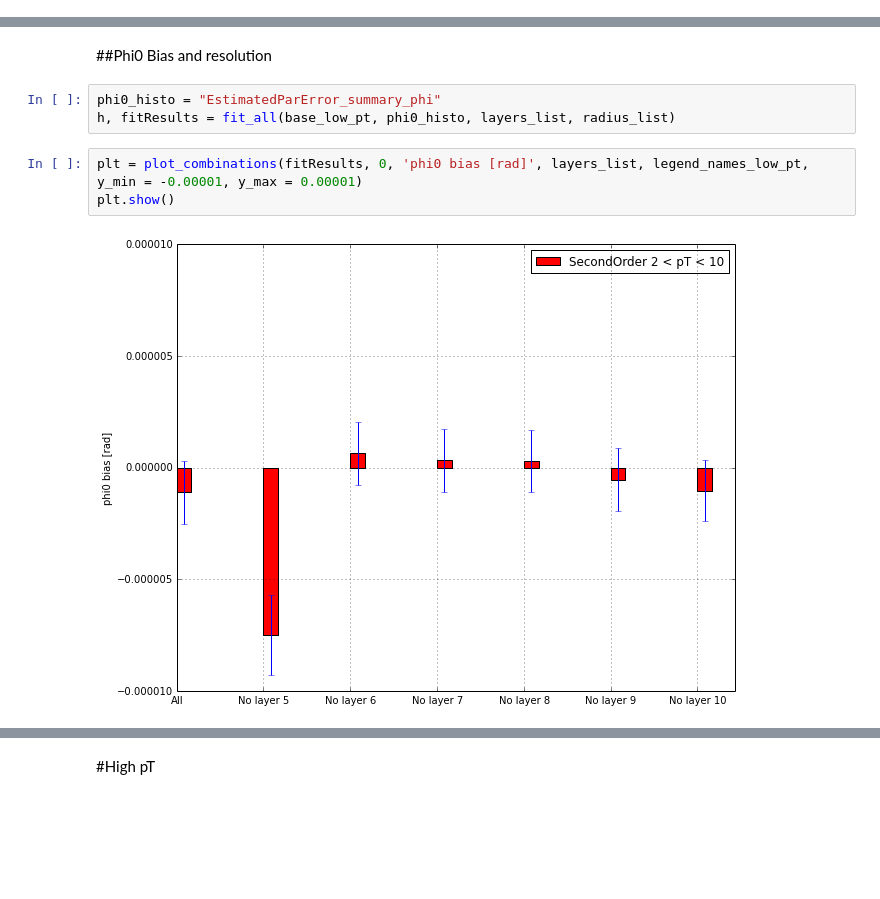
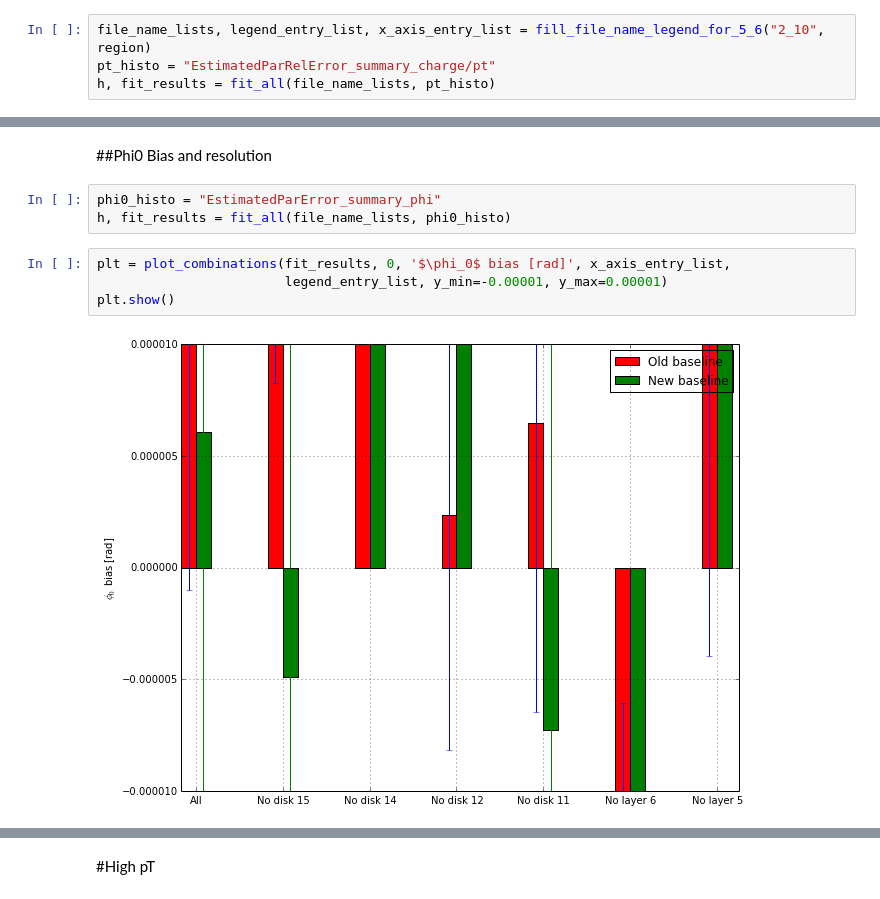
Before and after one commit to rpatelCERN/LinearizedTrackFit, a Jupyter notebook: LinearizedTrackFit/python/Notebooks/ResolutionsAllRegions.ipynb, the cells around one changed output, grey strips where cells are left out. Cells and saved outputs as stored; diff of their text form; blank space fills up the shorter version.

```diff
--- a/LinearizedTrackFit/python/Notebooks/ResolutionsAllRegions.ipynb
+++ b/LinearizedTrackFit/python/Notebooks/ResolutionsAllRegions.ipynb
@@ -107 +73,5 @@ h, fitResults = fit_all(base_low_pt, pt_histo, layers_list, radius_list)
+# %%
+file_name_lists, legend_entry_list, x_axis_entry_list = fill_file_name_legend_for_5_6("2_10", region)
+pt_histo = "EstimatedParRelError_summary_charge/pt"
+h, fit_results = fit_all(file_name_lists, pt_histo)
 # %%
@@ -118,10 +88,11 @@ plt.show()
 ##Phi0 Bias and resolution
 # %%
 phi0_histo = "EstimatedParError_summary_phi"
-h, fitResults = fit_all(base_low_pt, phi0_histo, layers_list, radius_list)
+h, fit_results = fit_all(file_name_lists, phi0_histo)
 # %%
-plt = plot_combinations(fitResults, 0, 'phi0 bias [rad]', layers_list, legend_names_low_pt, y_min = -0.00001, y_max = 0.00001)
+plt = plot_combinations(fit_results, 0, '$\phi_0$ bias [rad]', x_axis_entry_list,
+                        legend_entry_list, y_min=-0.00001, y_max=0.00001)
 plt.show()
 # %% [output]
-[figure, old version]
+[figure, new version]
 # %%
```
Also changed, not shown: parts of 24 cells of this notebook, 11 other files.
